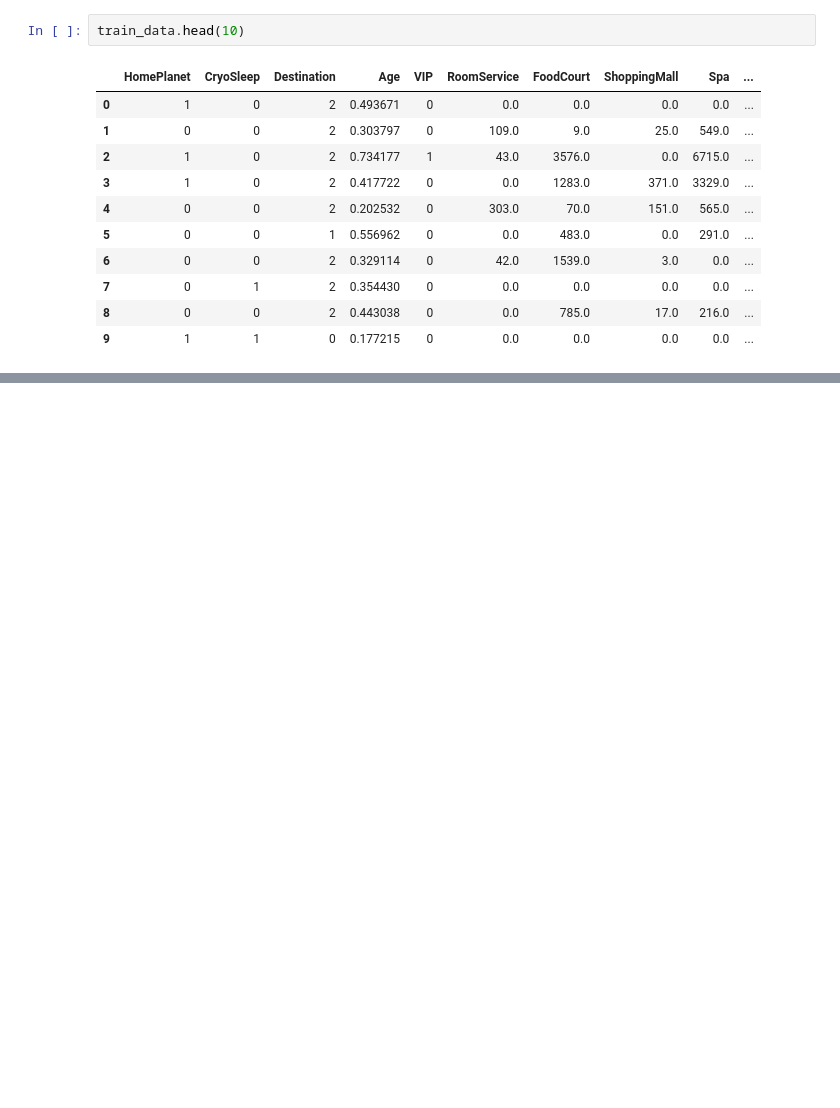
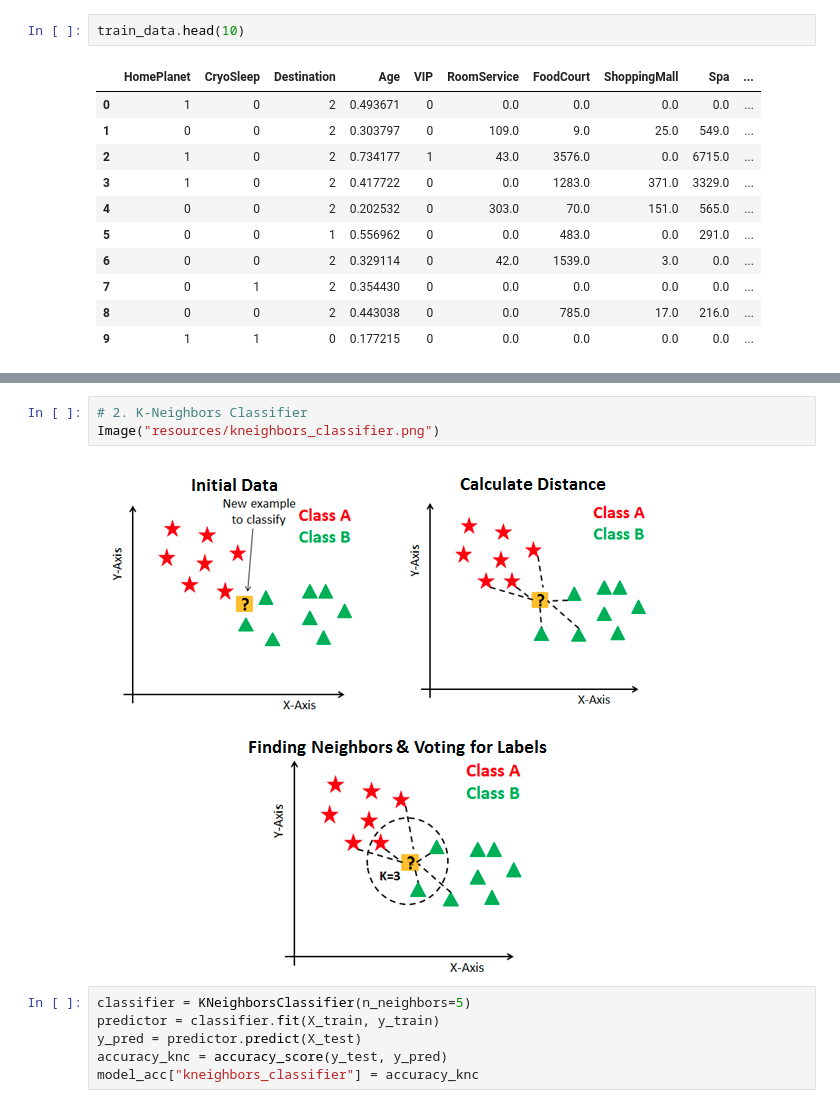
Before and after one commit to SebasAI95/Kaggle_challenge, a Jupyter notebook: spaceship_challenge_02.ipynb, the cells around one changed output, grey strips where cells are left out. Cells and saved outputs as stored; diff of their text form; blank space fills up the shorter version.

```diff
--- a/spaceship_challenge_02.ipynb
+++ b/spaceship_challenge_02.ipynb
@@ -321,0 +352,11 @@ X_train, y_train, X_test, y_test = train_test_split(train_data, TRANSPORTED, tes
+# %%
+# 2. K-Neighbors Classifier
+Image("resources/kneighbors_classifier.png")
+# %% [output]
+[figure, added]
+# %%
+classifier = KNeighborsClassifier(n_neighbors=5)
+predictor = classifier.fit(X_train, y_train)
+y_pred = predictor.predict(X_test)
+accuracy_knc = accuracy_score(y_test, y_pred)
+model_acc["kneighbors_classifier"] = accuracy_knc
```
Also changed, not shown: parts of 20 cells of this notebook.
